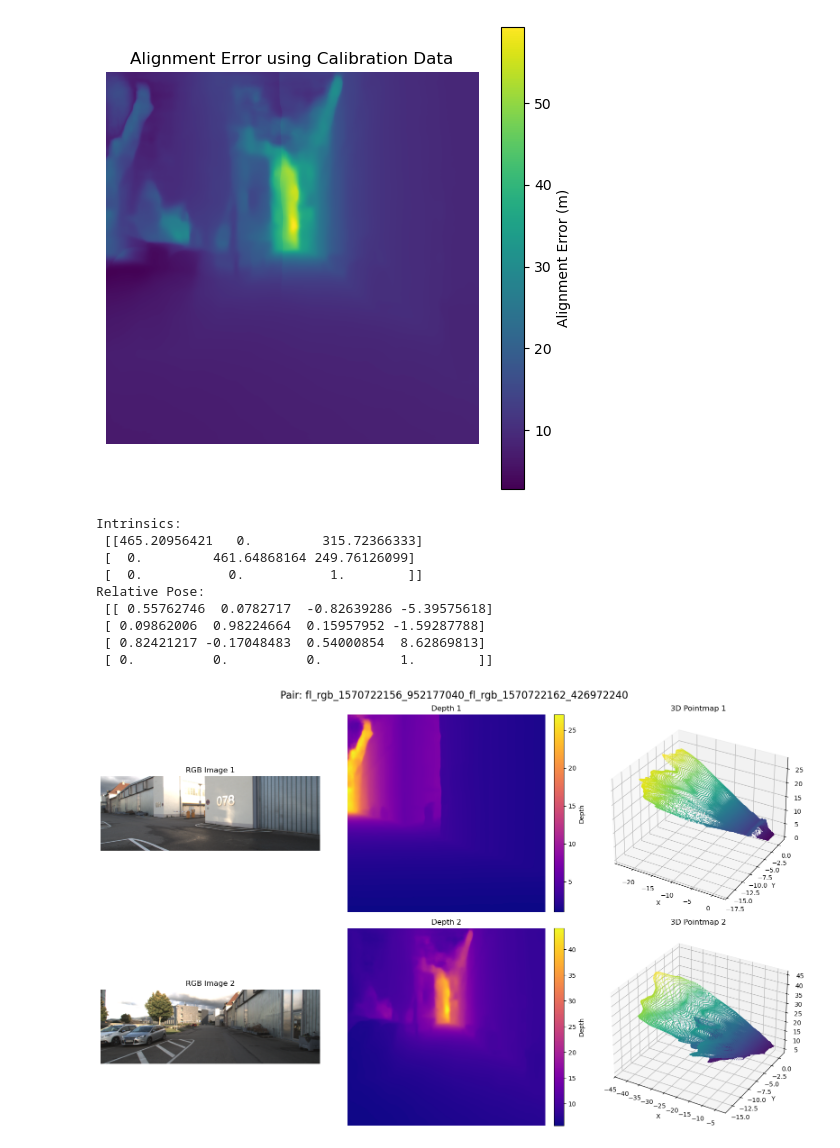
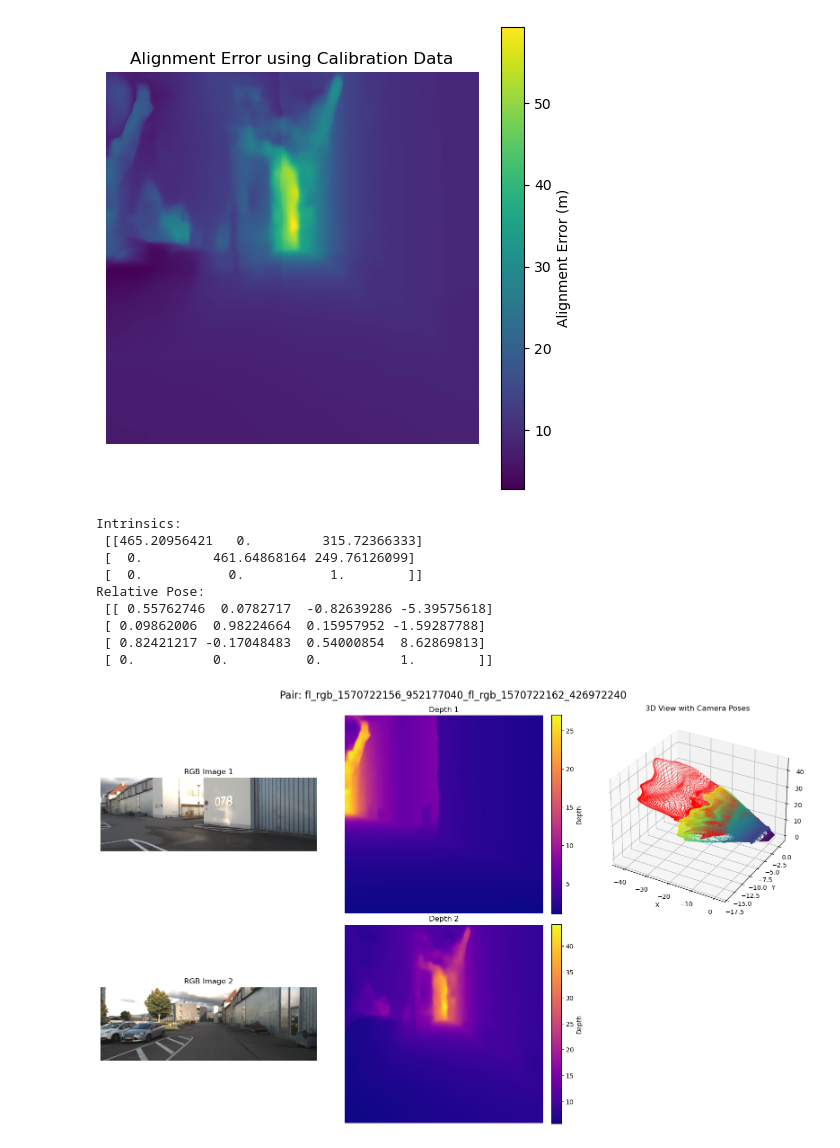
Before and after one commit to salvingeorge/Thermal3D-Vision, a Jupyter notebook: gt_check.ipynb, the cells around one changed output. Drawn from its saved outputs; the diff is of its cells as text; code cells hidden in the pictures.

Commit message:
pose visualization

```diff
--- a/gt_check.ipynb
+++ b/gt_check.ipynb
@@ -198,6 +198,48 @@ def plot_point_cloud(ax, pointmap, color_mode='depth', point_size=1):
     ax.set_xlabel("X")
     ax.set_ylabel("Y")
     ax.set_zlabel("Z")
+def plot_cameras(ax, pose1=None, pose2=None, size=0.1):
+    """
+    Plot camera frustums in 3D space.
+    pose1 is assumed to be identity (reference frame)
+    pose2 is the relative pose from camera 1 to camera 2
+    """
+    # Camera 1 (reference frame)
+    # Draw camera coordinate system
+    origin = np.array([0, 0, 0])
+    x_axis = np.array([size, 0, 0])
+    y_axis = np.array([0, size, 0])
+    z_axis = np.array([0, 0, size])
+
+    # Draw camera 1 (reference frame)
+    ax.quiver(origin[0], origin[1], origin[2],
+              x_axis[0], x_axis[1], x_axis[2], color='r')
+    ax.quiver(origin[0], origin[1], origin[2],
+              y_axis[0], y_axis[1], y_axis[2], color='g')
+    ax.quiver(origin[0], origin[1], origin[2],
+              z_axis[0], z_axis[1], z_axis[2], color='b')
+
+    # If we have pose2, draw camera 2
+    if pose2 is not None:
+        # Extract rotation and translation
+        R = pose2[:3, :3]
+        t = pose2[:3, 3]
+
+        # Transform axes by rotation and translation
+        x_axis_transformed = R @ np.array([size, 0, 0]) + t
+        y_axis_transformed = R @ np.array([0, size, 0]) + t
+        z_axis_transformed = R @ np.array([0, 0, size]) + t
+
+        # Draw camera 2
+        ax.quiver(t[0], t[1], t[2],
+                  x_axis_transformed[0]-t[0], x_axis_transformed[1]-t[1], x_axis_transformed[2]-t[2], color='r')
+        ax.quiver(t[0], t[1], t[2],
+                  y_axis_transformed[0]-t[0], y_axis_transformed[1]-t[1], y_axis_transformed[2]-t[2], color='g')
+        ax.quiver(t[0], t[1], t[2],
+                  z_axis_transformed[0]-t[0], z_axis_transformed[1]-t[1], z_axis_transformed[2]-t[2], color='b')
+
+        # Draw a line connecting the two cameras
+        ax.plot([origin[0], t[0]], [origin[1], t[1]], [origin[2], t[2]], 'k--')
 
 def visualize_pair(
     rgb1_path, depth1_path, pm1_path,
@@ -245,11 +287,6 @@ def visualize_pair(
     ax2.axis("off")
     fig.colorbar(im2, ax=ax2, fraction=0.046, pad=0.04, label="Depth")
 
-    # Subplot 3: Point Cloud 1
-    ax3 = fig.add_subplot(2, 3, 3, projection='3d')
-    plot_point_cloud(ax3, pm1, color_mode='depth')
-    ax3.set_title("3D Pointmap 1")
-
     # Subplot 4: RGB Image 2
     ax4 = fig.add_subplot(2, 3, 4)
     ax4.imshow(rgb2)
@@ -263,10 +300,21 @@ def visualize_pair(
     ax5.axis("off")
     fig.colorbar(im5, ax=ax5, fraction=0.046, pad=0.04, label="Depth")
 
-    # Subplot 6: Point Cloud 2
-    ax6 = fig.add_subplot(2, 3, 6, projection='3d')
-    plot_point_cloud(ax6, pm2, color_mode='depth')
-    ax6.set_title("3D Pointmap 2")
+    # Combined 3D visualization with point clouds and cameras
+    ax_combined = fig.add_subplot(2, 3, 3, projection='3d')
+    plot_point_cloud(ax_combined, pm1, color_mode='depth', point_size=0.5)
+    # Different color for second point cloud
+    points = pm2.reshape(-1, 3)
+    valid = np.isfinite(points).all(axis=1) & (points[:, 2] > 0)
+    points = points[valid]
+    ax_combined.scatter(points[:, 0], points[:, 1], points[:, 2],
+                       s=0.5, c='red', marker='.')
+
+    # Add camera poses
+    pose1 = np.eye(4)  # Identity for camera 1 (reference frame)
+    plot_cameras(ax_combined, pose1=pose1, pose2=pose, size=0.2)
+
+    ax_combined.set_title("3D View with Camera Poses")
 
     plt.tight_layout()
     plt.show()
@@ -283,34 +331,34 @@ if __name__ == "__main__":
     base_name1, base_name2 = pair_name.split("_fl_rgb_", 1)
     base_name2 = "fl_rgb_" + base_name2  # reconstruct second half
 
     # Paths
     rgb1_path = "/home/nfs/inf6/data/datasets/ThermalDBs/Freiburg/train/seq_00_day/00/fl_rgb/fl_rgb_1570722156_952177040.png"
     depth1_path = os.path.join(pseudo_gt_dir, "depth1", f"{base_name1}.npy")
     pm1_path = os.path.join(pseudo_gt_dir, "pointmap1", f"{pair_name}.npy")
 
     rgb2_path = "/home/nfs/inf6/data/datasets/ThermalDBs/Freiburg/train/seq_00_day/00/fl_rgb/fl_rgb_1570722162_426972240.png"
     depth2_path = os.path.join(pseudo_gt_dir, "depth2", f"{base_name2}.npy")
     pm2_path = os.path.join(pseudo_gt_dir, "pointmap2", f"{pair_name}.npy")
 
     intrinsics_path = os.path.join(pseudo_gt_dir, "intrinsics", f"{pair_name}.npy")
     pose_path = os.path.join(pseudo_gt_dir, "poses", f"{pair_name}.npy")
 
     # Visualize
     visualize_pair(rgb1_path, depth1_path, pm1_path,
                    rgb2_path, depth2_path, pm2_path,
                    intrinsics_path, pose_path,
                    title=f"Pair: {pair_name}")
 # %% [output]
 Intrinsics:
  [[465.20956421   0.         315.72366333]
  [  0.         461.64868164 249.76126099]
  [  0.           0.           1.        ]]
 Relative Pose:
  [[ 0.55762746  0.0782717  -0.82639286 -5.39575618]
  [ 0.09862006  0.98224664  0.15957952 -1.59287788]
  [ 0.82421217 -0.17048483  0.54000854  8.62869813]
  [ 0.          0.          0.          1.        ]]
-[figure, old version]
+[figure, new version]
 # %%
 import os
 import glob
```
Also changed, not shown: parts of 1 cell of this notebook, 1 other file.
